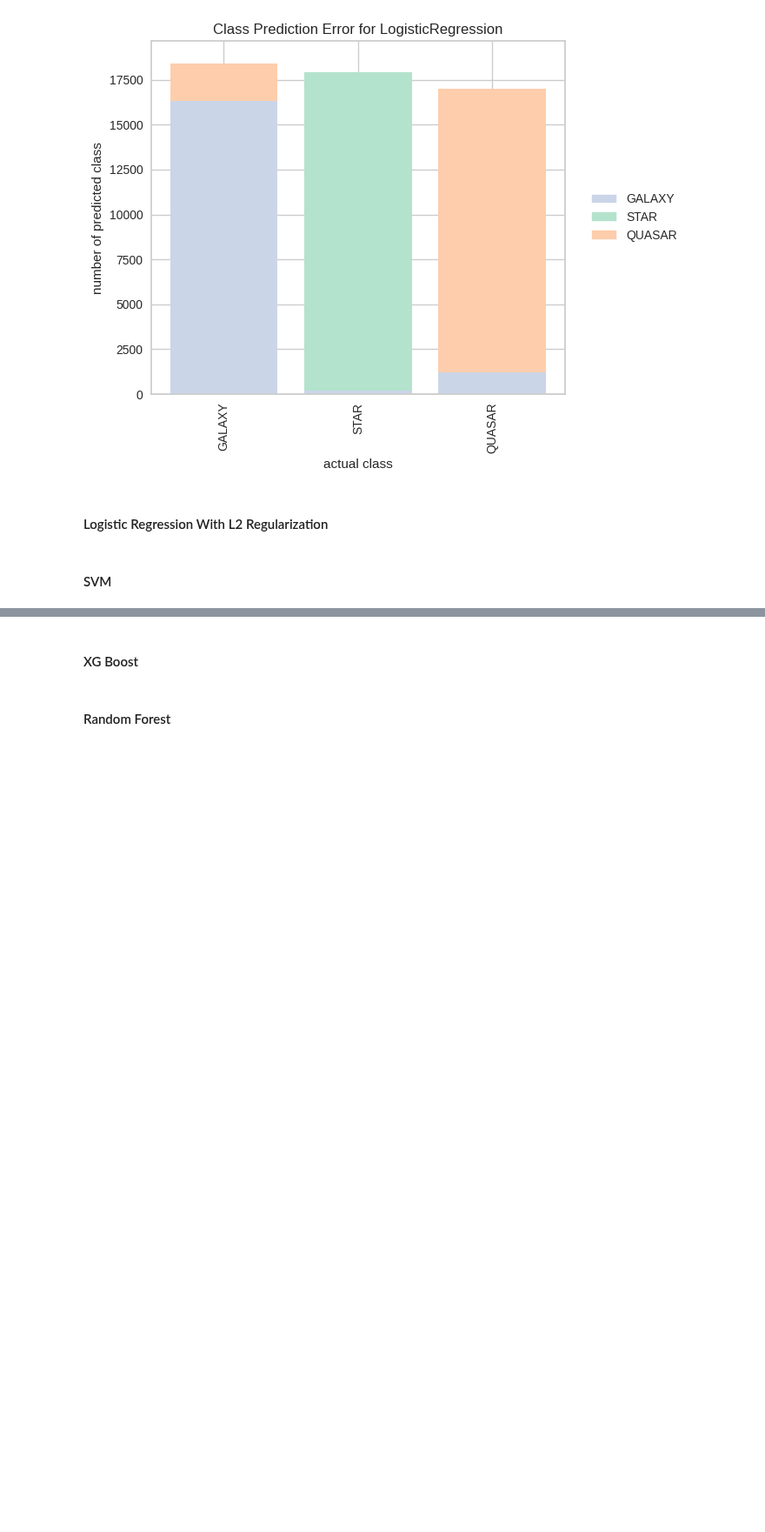
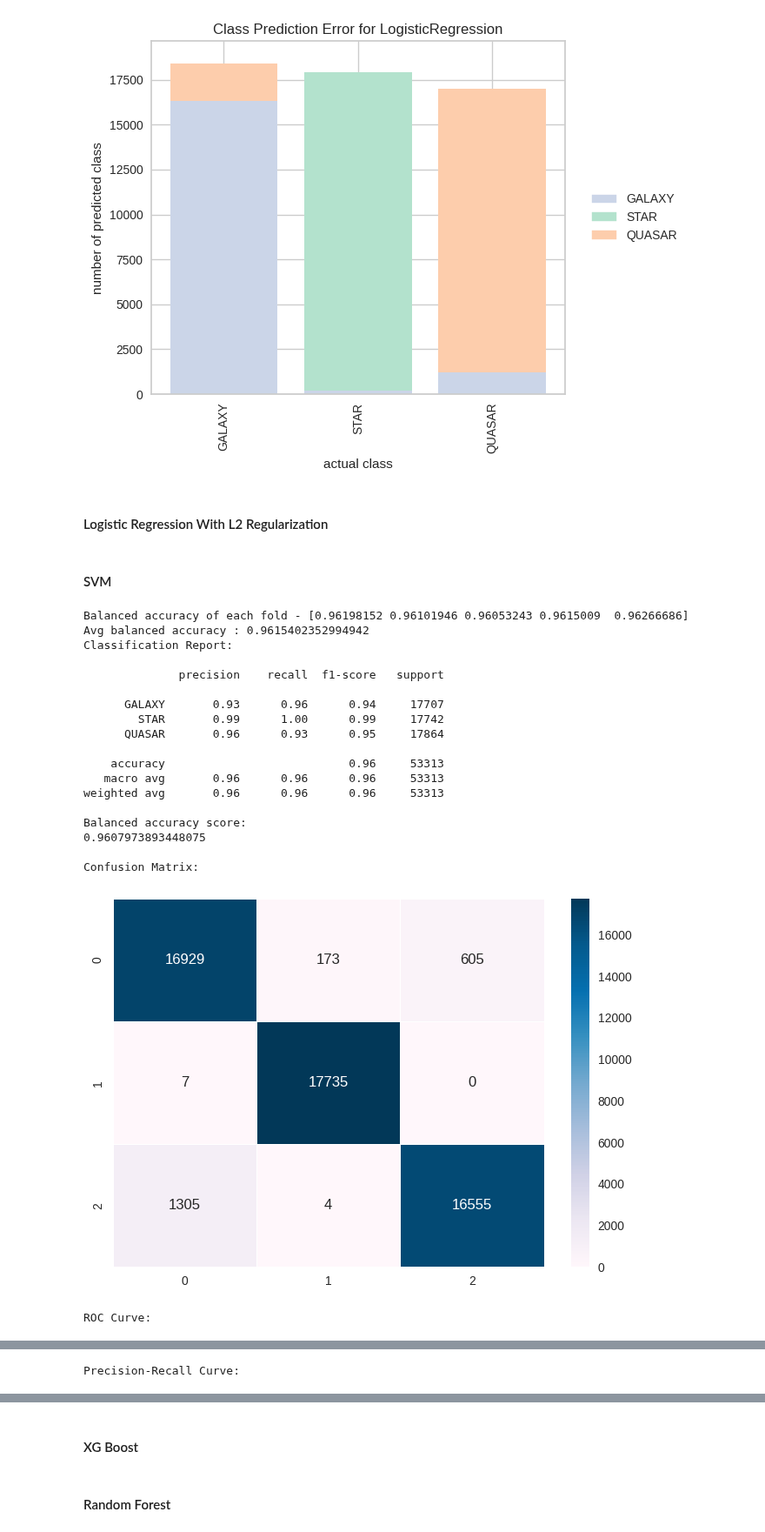
Before and after one commit to danielfcarvalho/stellar_class_ml, a Jupyter notebook: optimal_model_training.ipynb, the cells around one changed output, grey strips where cells are left out. Shown at 87% size. Drawn from its saved outputs; the diff is of its cells as text; code cells hidden in the pictures; blank space fills up the shorter version.

Commit message:
Optimal parameter training for SVM

```diff
--- a/optimal_model_training.ipynb
+++ b/optimal_model_training.ipynb
@@ -241,3 +241,37 @@ Precision-Recall Curve:
 #### Logistic Regression With L2 Regularization
 # %% [markdown]
 #### SVM
+# %%
+clf = SVC()
+clf.set_params(**best_parameters_svm)
+best_clf = optimal_model_training(x_train, y_train, clf)
+
+obtain_performance_metrics(best_clf, x_test, y_test)
+obtain_roc_curve(best_clf, x_train, y_train, x_test, y_test)
+obtain_precision_recall_curve(best_clf, x_train, y_train, x_test, y_test)
+
+#show_decision_boundary(best_clf, x_train[:, [1,3]], y_train, x_test[:, [1,3]], y_test, "Log without Reg", ['redshift', 'r'])
+#show_decision_boundary(best_clf, x_train[:, [1,2]], y_train, x_test[:, [1,2]], y_test, "Log without Reg", ['i', 'r'])
+
+show_class_prediction_error(best_clf, x_train, y_train, x_test, y_test)
+# %% [output]
+Balanced accuracy of each fold - [0.96198152 0.96101946 0.96053243 0.9615009  0.96266686]
+Avg balanced accuracy : 0.9615402352994942
+Classification Report:
+
+              precision    recall  f1-score   support
+
+      GALAXY       0.93      0.96      0.94     17707
+        STAR       0.99      1.00      0.99     17742
+      QUASAR       0.96      0.93      0.95     17864
+
+    accuracy                           0.96     53313
+   macro avg       0.96      0.96      0.96     53313
+weighted avg       0.96      0.96      0.96     53313
+
+Balanced accuracy score:
+0.9607973893448075
+
+Confusion Matrix:
+[figure, added]
+ROC Curve:
@@ -243,0 +279 @@ Precision-Recall Curve:
+Precision-Recall Curve:
```
Also changed, not shown: parts of 1 cell of this notebook, 7 other files.
